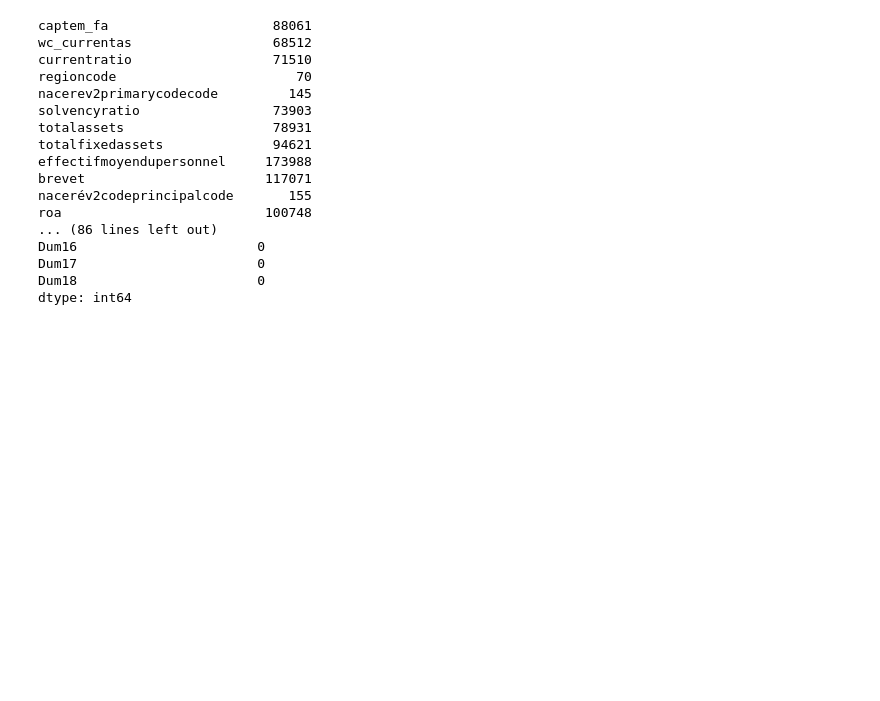
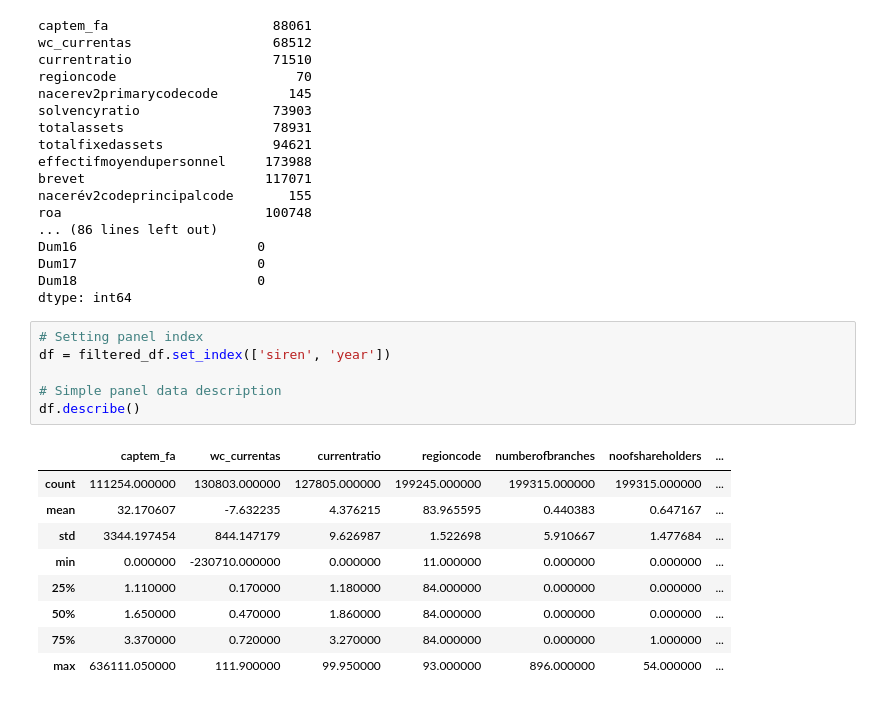
Before and after one commit to Francisco0a/paneldata1, a Jupyter notebook: Panel_data.ipynb, the cells around one changed output. Saved outputs shown, nothing was run; the diff lists cells and outputs as text; blank space fills up the shorter version.

```diff
--- a/Panel_data.ipynb
+++ b/Panel_data.ipynb
@@ -190,3 +151,19 @@ Dum16                       0
 Dum17                       0
 Dum18                       0
 dtype: int64
+# %%
+# Setting panel index
+df = filtered_df.set_index(['siren', 'year'])
+
+# Simple panel data description
+df.describe()
+# %% [output]
+|  | captem_fa | wc_currentas | currentratio | regioncode | numberofbranches | noofshareholders | ... |
+| count | 111254.000000 | 130803.000000 | 127805.000000 | 199245.000000 | 199315.000000 | 199315.000000 | ... |
+| mean | 32.170607 | -7.632235 | 4.376215 | 83.965595 | 0.440383 | 0.647167 | ... |
+| std | 3344.197454 | 844.147179 | 9.626987 | 1.522698 | 5.910667 | 1.477684 | ... |
+| min | 0.000000 | -230710.000000 | 0.000000 | 11.000000 | 0.000000 | 0.000000 | ... |
+| 25% | 1.110000 | 0.170000 | 1.180000 | 84.000000 | 0.000000 | 0.000000 | ... |
+| 50% | 1.650000 | 0.470000 | 1.860000 | 84.000000 | 0.000000 | 0.000000 | ... |
+| 75% | 3.370000 | 0.720000 | 3.270000 | 84.000000 | 0.000000 | 1.000000 | ... |
+| max | 636111.050000 | 111.900000 | 99.950000 | 93.000000 | 896.000000 | 54.000000 | ... |
```
Also changed, not shown: parts of 10 cells of this notebook.
